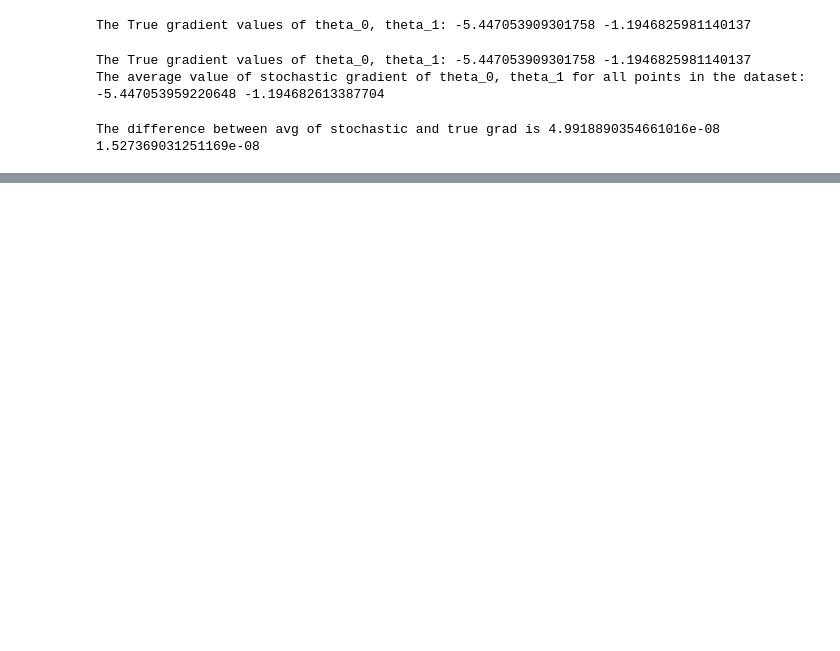
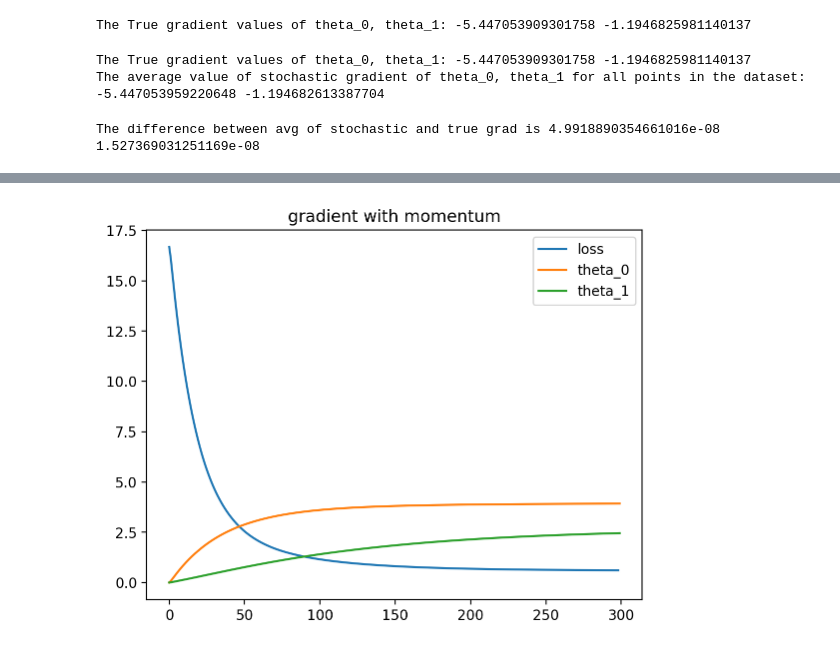
Before and after one commit to shadowscythe03/es335-24-fall-assignment-2, a Jupyter notebook: task_1.ipynb, the cells around one changed output, grey strips where cells are left out. Cells and saved outputs as stored; diff of their text form; code cells hidden in the pictures; blank space fills up the shorter version.

```diff
--- a/task_1.ipynb
+++ b/task_1.ipynb
@@ -329,0 +422,9 @@ plt.show()
+# %%
+plt.plot(losses_p, label = 'loss')
+plt.plot(t0_hist_p, label = 'theta_0')
+plt.plot(t1_hist_p, label = 'theta_1')
+plt.legend()
+plt.title('gradient with momentum')
+plt.show()
+# %% [output]
+[figure, added]
```
Also changed, not shown: parts of 6 cells of this notebook, 1 other file.
